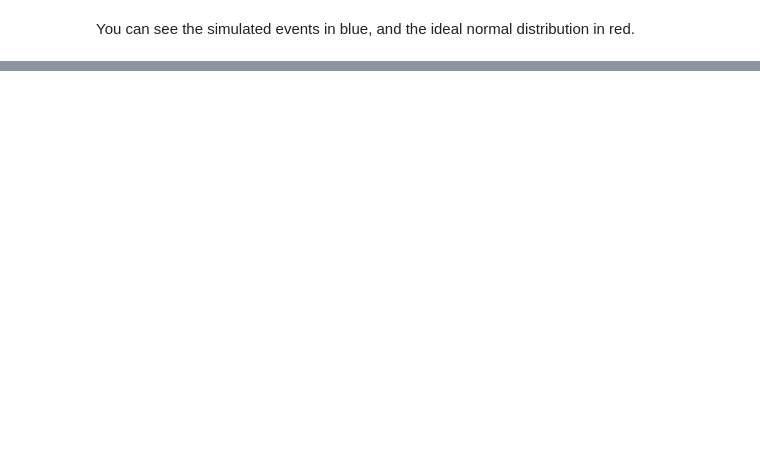
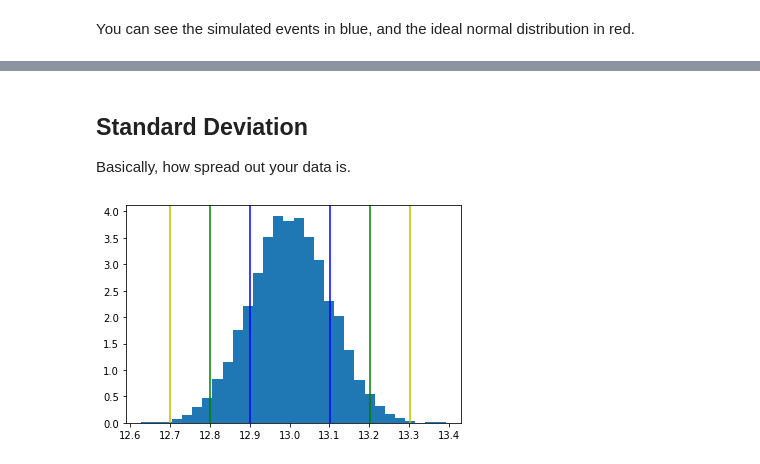
Before and after one commit to jonathanfrawley/data_analysis_and_machine_learning_course, a Jupyter notebook: slides/slides_01.ipynb, the cells around one changed output, grey strips where cells are left out. Drawn from its saved outputs; the diff is of its cells as text; code cells hidden in the pictures; blank space fills up the shorter version.

```diff
--- a/slides/slides_01.ipynb
+++ b/slides/slides_01.ipynb
@@ -168,0 +189,21 @@ Percentiles
+# %% [markdown]
+## Standard Deviation
+Basically, how spread out your data is.
+# %%
+mean, sigma = 13, 0.1 # mean and standard deviation
+s = np.random.normal(mean, sigma, 10000)
+count, bins, ignored = plt.hist(s, 30, density=True)
+
+plt.axvline(x=mean+s.std(), color='b')
+plt.axvline(x=mean-s.std(), color='b')
+
+plt.axvline(x=mean+s.std() * 2, color='g')
+plt.axvline(x=mean-s.std() * 2, color='g')
+
+
+plt.axvline(x=mean+s.std() * 3, color='y')
+plt.axvline(x=mean-s.std() * 3, color='y')
+
+plt.show()
+# %% [output]
+[figure, added]
```
Also changed, not shown: parts of 18 cells of this notebook.
